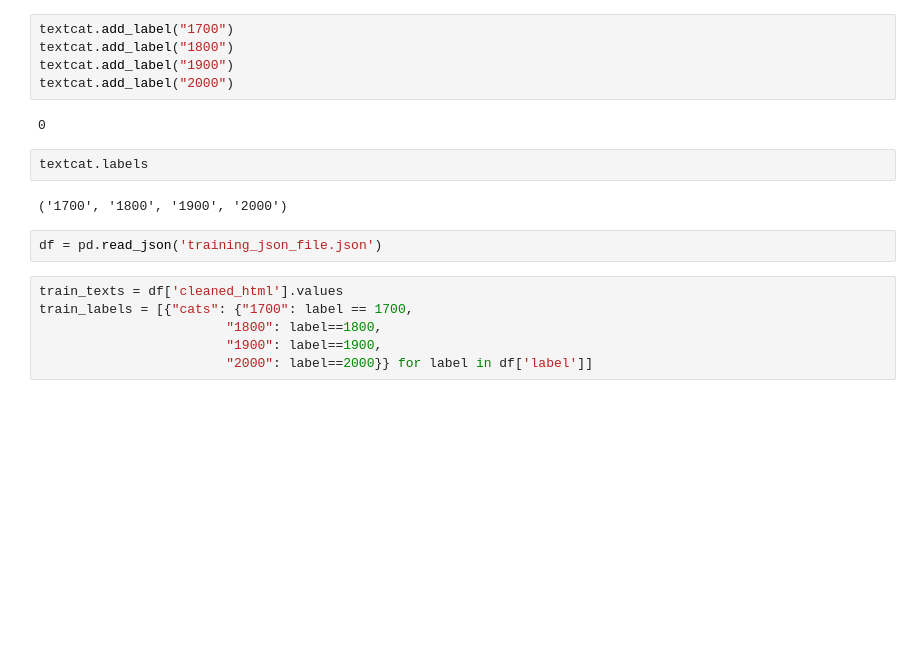
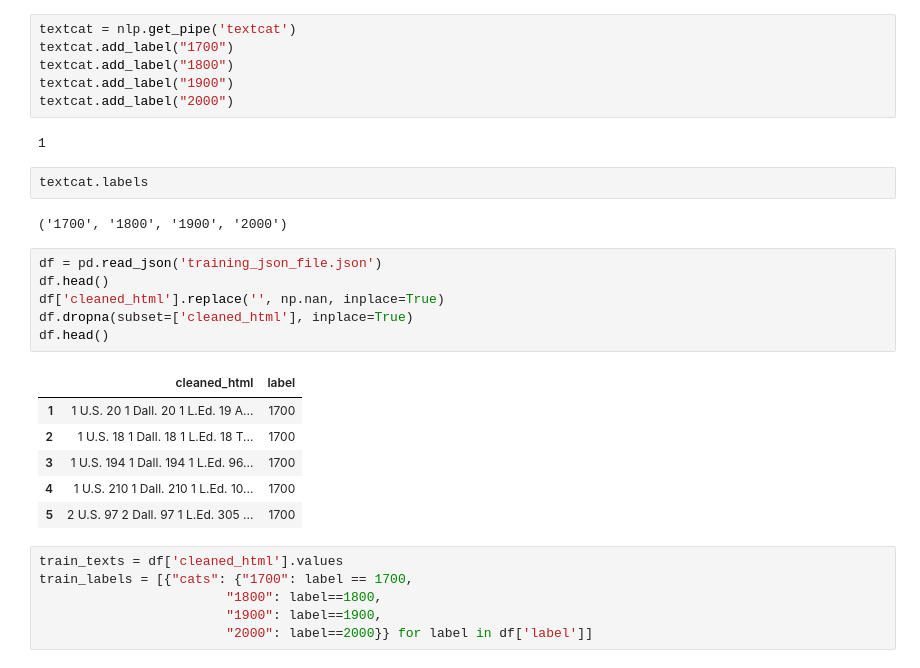
Before and after one commit to kspicer80/bulk_scotus, a Jupyter notebook: spacy_training_script_notebook.ipynb, the cells around one changed output. Drawn from its saved outputs; the diff is of its cells as text; blank space fills up the shorter version.

```diff
--- a/spacy_training_script_notebook.ipynb
+++ b/spacy_training_script_notebook.ipynb
@@ -17,16 +16,28 @@ print(nlp.pipe_names)
 # %%
+textcat = nlp.get_pipe('textcat')
 textcat.add_label("1700")
 textcat.add_label("1800")
 textcat.add_label("1900")
 textcat.add_label("2000")
 # %% [output]
-0
+1
 # %%
 textcat.labels
 # %% [output]
 ('1700', '1800', '1900', '2000')
-# %%
-df = pd.read_json('training_json_file.json')
+# %%
+df = pd.read_json('training_json_file.json')
+df.head()
+df['cleaned_html'].replace('', np.nan, inplace=True)
+df.dropna(subset=['cleaned_html'], inplace=True)
+df.head()
+# %% [output]
+|  | cleaned_html | label |
+| 1 | 1 U.S. 20 1 Dall. 20 1 L.Ed. 19 A... | 1700 |
+| 2 | 1 U.S. 18 1 Dall. 18 1 L.Ed. 18 T... | 1700 |
+| 3 | 1 U.S. 194 1 Dall. 194 1 L.Ed. 96... | 1700 |
+| 4 | 1 U.S. 210 1 Dall. 210 1 L.Ed. 10... | 1700 |
+| 5 | 2 U.S. 97 2 Dall. 97 1 L.Ed. 305 ... | 1700 |
 # %%
 train_texts = df['cleaned_html'].values
 train_labels = [{"cats": {"1700": label == 1700,
```
Also changed, not shown: parts of 8 cells of this notebook, 13 other files.
